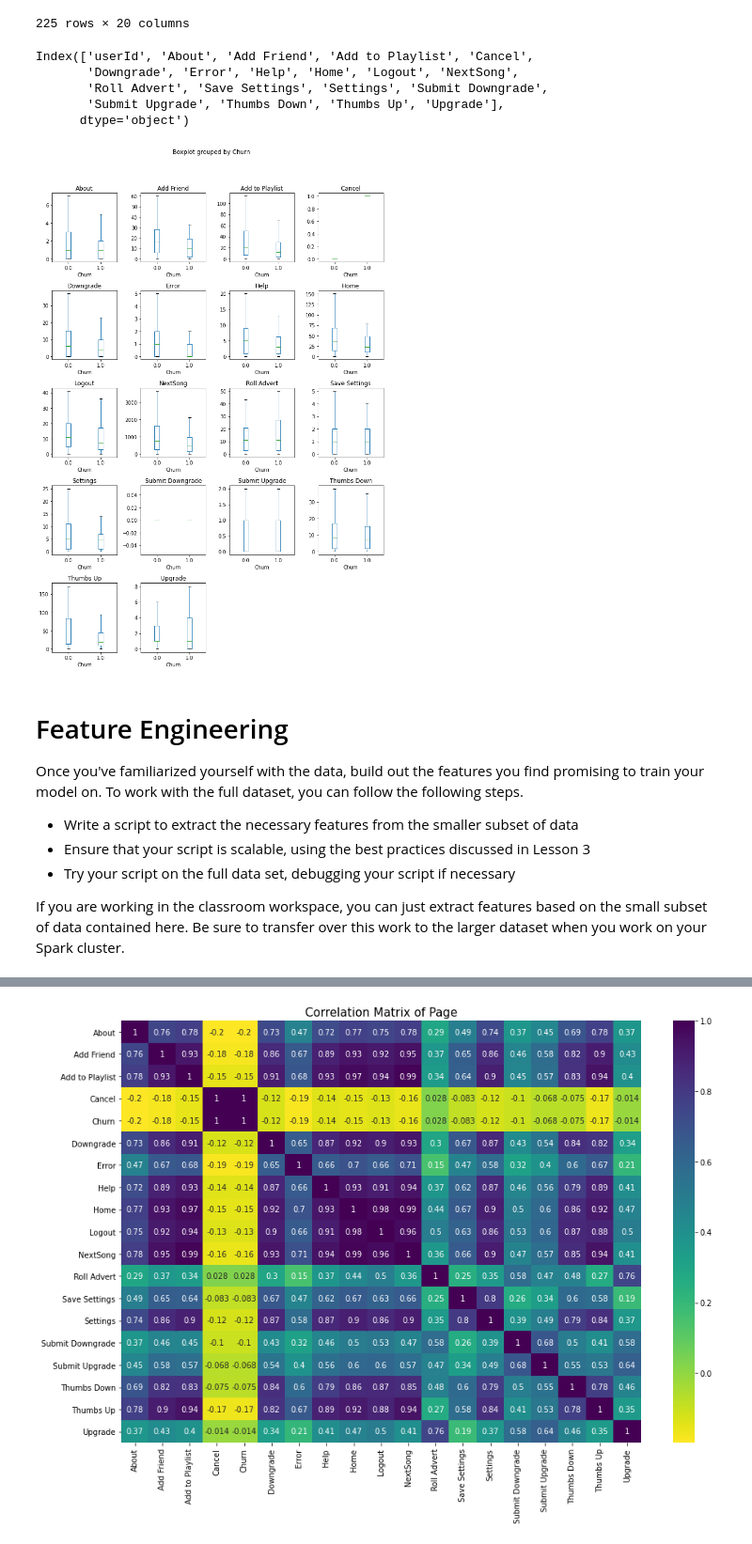
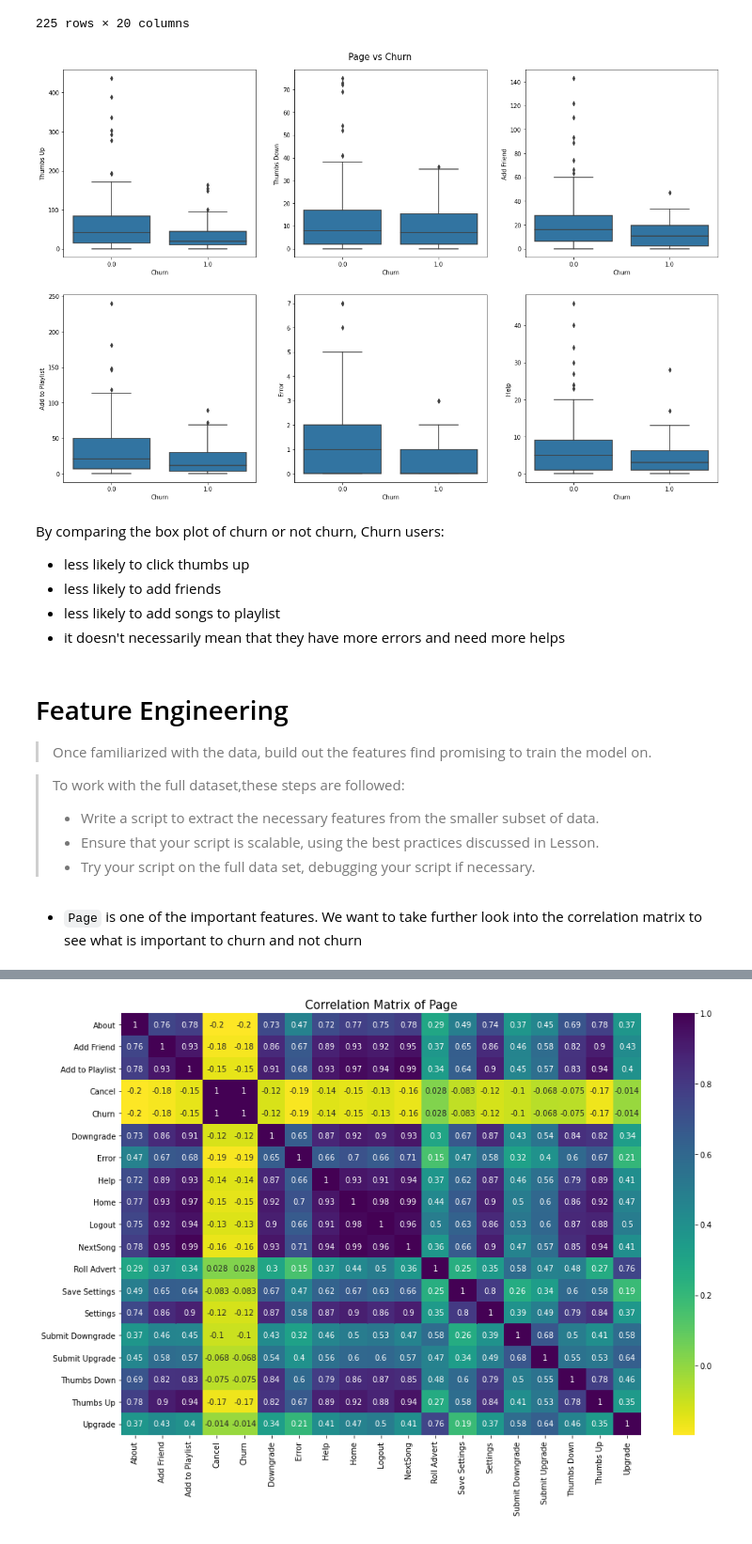
Before and after one commit to huizishao/Data_Science_Portfolio, a Jupyter notebook: Capstone - Sparktify/Sparkify.ipynb, the cells around one changed output, grey strips where cells are left out. Shown at 94% size. Cells and saved outputs as stored; diff of their text form; code cells hidden in the pictures.

```diff
--- a/Capstone - Sparktify/Sparkify.ipynb
+++ b/Capstone - Sparktify/Sparkify.ipynb
@@ -461,33 +461,48 @@ useid_page_df
 | 223 | 119 | 1.0 | 4.0 | 5.0 | 0.0 | 0.0 | 0.0 | 1.0 | 3.0 | 11.0 | ... |
 | 224 | 100001 | 0.0 | 2.0 | 3.0 | 1.0 | 1.0 | 0.0 | 1.0 | 1.0 | 11.0 | ... |
 225 rows × 20 columns
-# %%
-plot_columns = useid_page_df.drop('Churn', axis = 1).columns
-plot_columns
-# %% [output]
-Index(['userId', 'About', 'Add Friend', 'Add to Playlist', 'Cancel',
-       'Downgrade', 'Error', 'Help', 'Home', 'Logout', 'NextSong',
-       'Roll Advert', 'Save Settings', 'Settings', 'Submit Downgrade',
-       'Submit Upgrade', 'Thumbs Down', 'Thumbs Up', 'Upgrade'],
-      dtype='object')
-# %%
-fig = plt.figure(figsize=(10, 18))
-
-for i in range(1,len(plot_columns)):
-    axis = fig.add_subplot(6,4,i)
-    useid_page_df.boxplot(plot_columns[i], ax = axis, grid = False,  by='Churn', showfliers=False)
-
-fig.tight_layout(rect=[0, 0.03, 1, 0.95])
-# %% [output]
-[figure, removed]
+# %%
+base_color = sb.color_palette()[0]
+
+plt.figure(figsize = [20, 20])
+
+plt.subplot(3, 3, 1)
+sb.boxplot(data = useid_page_df, x = 'Churn', y = 'Thumbs Up',color = base_color)
+
+plt.subplot(3, 3, 2)
+sb.boxplot(data = useid_page_df, x = 'Churn', y = 'Thumbs Down',color = base_color)
+
+plt.subplot(3, 3, 3)
+sb.boxplot(data = useid_page_df, x = 'Churn', y = 'Add Friend',color = base_color)
+
+plt.subplot(3, 3, 4)
+sb.boxplot(data = useid_page_df, x = 'Churn', y = 'Add to Playlist',color = base_color)
+
+plt.subplot(3, 3, 5)
+sb.boxplot(data = useid_page_df, x = 'Churn', y = 'Error',color = base_color)
+
+plt.subplot(3, 3, 6)
+sb.boxplot(data = useid_page_df, x = 'Churn', y = 'Help',color = base_color)
+
+plt.suptitle('Page vs Churn', fontsize =15, y=0.9);
+# %% [output]
+[figure, added]
+# %% [markdown]
+By comparing the box plot of churn or not churn, Churn users:
+- less likely to click thumbs up
+- less likely to add friends
+- less likely to add songs to playlist
+- it doesn't necessarily mean that they have more errors and need more helps
 # %% [markdown]
 # Feature Engineering
-Once you've familiarized yourself with the data, build out the features you find promising to train your model on. To work with the full dataset, you can follow the following steps.
-- Write a script to extract the necessary features from the smaller subset of data
-- Ensure that your script is scalable, using the best practices discussed in Lesson 3
-- Try your script on the full data set, debugging your script if necessary
+> Once familiarized with the data, build out the features find promising to train the model on.
 
-If you are working in the classroom workspace, you can just extract features based on the small subset of data contained here. Be sure to transfer over this work to the larger dataset when you work on your Spark cluster.
+> To work with the full dataset,these steps are followed:
+> - Write a script to extract the necessary features from the smaller subset of data.
+> - Ensure that your script is scalable, using the best practices discussed in Lesson.
+> - Try your script on the full data set, debugging your script if necessary.
+# %% [markdown]
+- `Page` is one of the important features. We want to take further look into the correlation matrix to see what is important to churn and not churn
 # %%
 corrMatrix = useid_page_df.corr()
 corrMatrix
```
Also changed, not shown: parts of 44 cells of this notebook, 2 other files.
